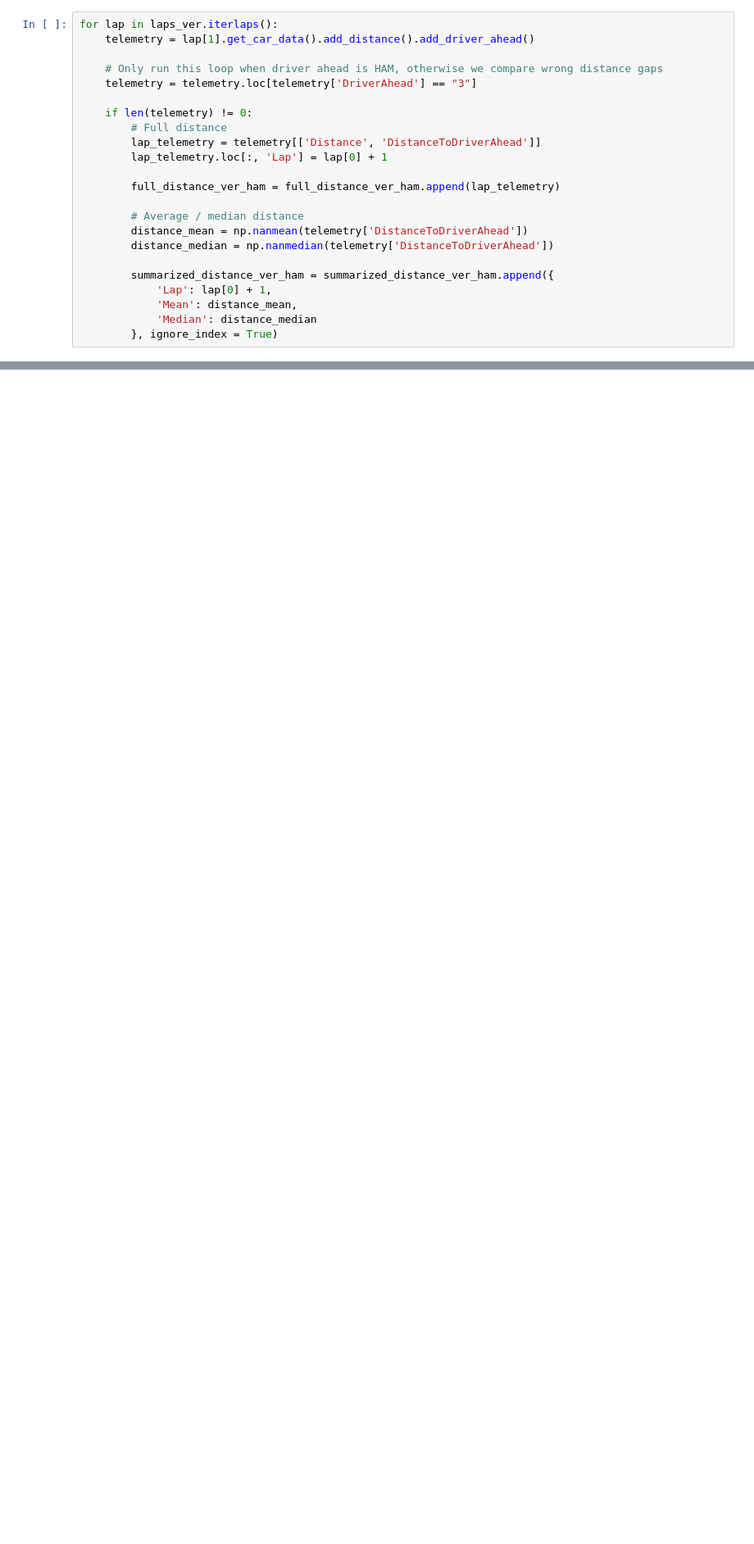
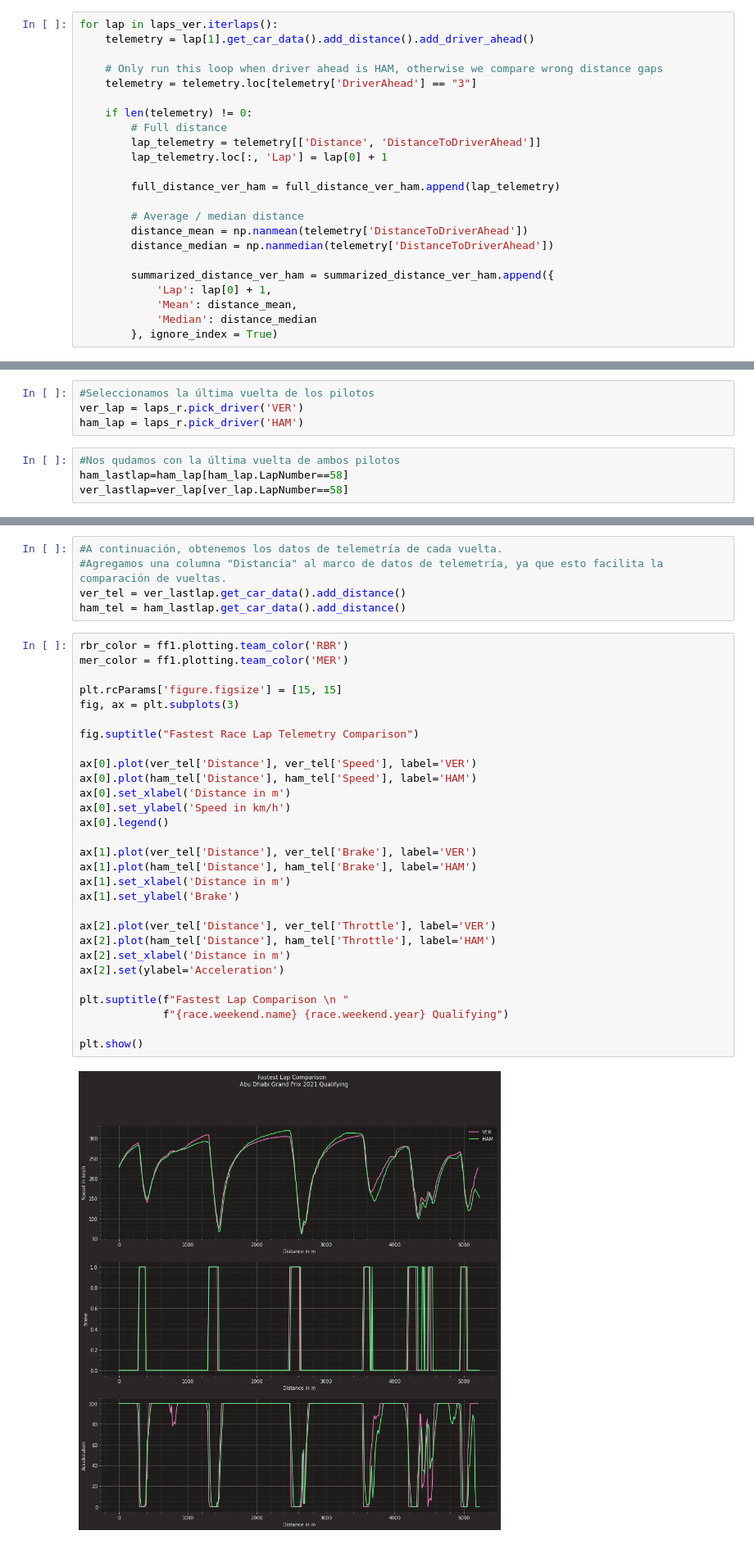
Before and after one commit to juliasabatel/F1_Project, a Jupyter notebook: F1_project.ipynb, the cells around one changed output, grey strips where cells are left out. Shown at 82% size. Drawn from its saved outputs; the diff is of its cells as text; blank space fills up the shorter version.

```diff
--- a/F1_project.ipynb
+++ b/F1_project.ipynb
@@ -1064,0 +1746,8 @@ for lap in laps_ver.iterlaps():
+# %%
+#Seleccionamos la última vuelta de los pilotos
+ver_lap = laps_r.pick_driver('VER')
+ham_lap = laps_r.pick_driver('HAM')
+# %%
+#Nos qudamos con la última vuelta de ambos pilotos
+ham_lastlap=ham_lap[ham_lap.LapNumber==58]
+ver_lastlap=ver_lap[ver_lap.LapNumber==58]
@@ -1064,0 +1762,36 @@ for lap in laps_ver.iterlaps():
+# %%
+#A continuación, obtenemos los datos de telemetría de cada vuelta.
+#Agregamos una columna "Distancia" al marco de datos de telemetría, ya que esto facilita la comparación de vueltas.
+ver_tel = ver_lastlap.get_car_data().add_distance()
+ham_tel = ham_lastlap.get_car_data().add_distance()
+# %%
+rbr_color = ff1.plotting.team_color('RBR')
+mer_color = ff1.plotting.team_color('MER')
+
+plt.rcParams['figure.figsize'] = [15, 15]
+fig, ax = plt.subplots(3)
+
+fig.suptitle("Fastest Race Lap Telemetry Comparison")
+
+ax[0].plot(ver_tel['Distance'], ver_tel['Speed'], label='VER')
+ax[0].plot(ham_tel['Distance'], ham_tel['Speed'], label='HAM')
+ax[0].set_xlabel('Distance in m')
+ax[0].set_ylabel('Speed in km/h')
+ax[0].legend()
+
+ax[1].plot(ver_tel['Distance'], ver_tel['Brake'], label='VER')
+ax[1].plot(ham_tel['Distance'], ham_tel['Brake'], label='HAM')
+ax[1].set_xlabel('Distance in m')
+ax[1].set_ylabel('Brake')
+
+ax[2].plot(ver_tel['Distance'], ver_tel['Throttle'], label='VER')
+ax[2].plot(ham_tel['Distance'], ham_tel['Throttle'], label='HAM')
+ax[2].set_xlabel('Distance in m')
+ax[2].set(ylabel='Acceleration')
+
+plt.suptitle(f"Fastest Lap Comparison \n "
+             f"{race.weekend.name} {race.weekend.year} Qualifying")
+
+plt.show()
+# %% [output]
+[figure, added]
```
Also changed, not shown: parts of 98 cells of this notebook, 10 other files.
